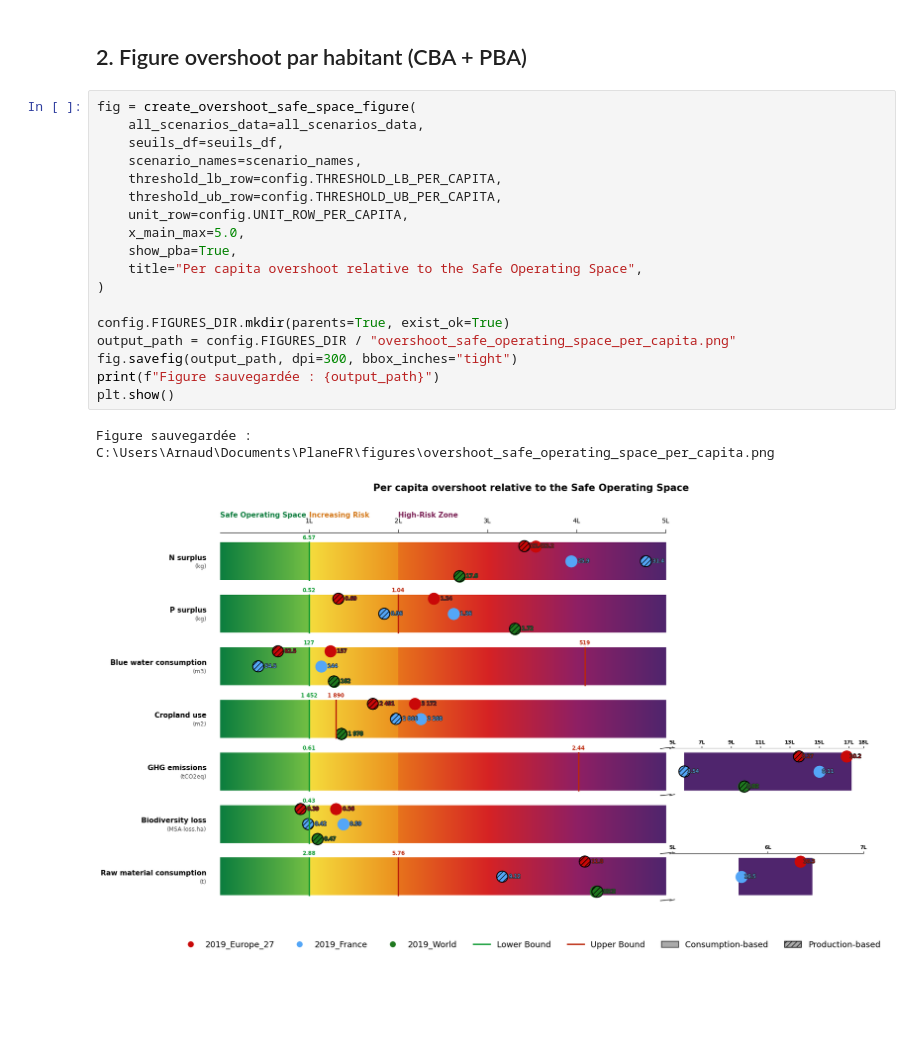
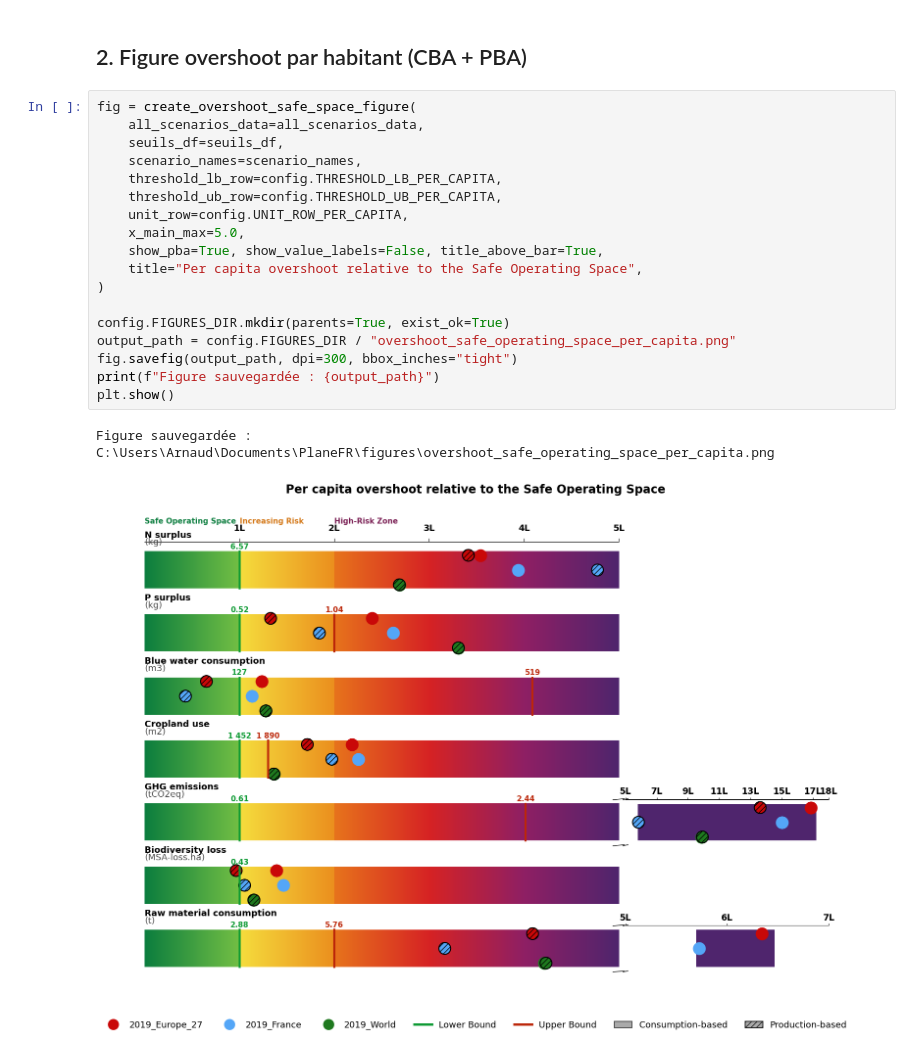
Before and after one commit to Arnaud-destarac/PlaneFR, a Jupyter notebook: notebooks/Figure comparaison.ipynb, the cells around one changed output. Drawn from its saved outputs; the diff is of its cells as text; blank space fills up the shorter version.

Commit message:
figures conf

```diff
--- a/notebooks/Figure comparaison.ipynb
+++ b/notebooks/Figure comparaison.ipynb
@@ -77,21 +62,21 @@ Traitement : 2019_World
 # %%
 fig = create_overshoot_safe_space_figure(
     all_scenarios_data=all_scenarios_data,
     seuils_df=seuils_df,
     scenario_names=scenario_names,
     threshold_lb_row=config.THRESHOLD_LB_PER_CAPITA,
     threshold_ub_row=config.THRESHOLD_UB_PER_CAPITA,
     unit_row=config.UNIT_ROW_PER_CAPITA,
     x_main_max=5.0,
-    show_pba=True,
+    show_pba=True, show_value_labels=False, title_above_bar=True,
     title="Per capita overshoot relative to the Safe Operating Space",
 )
 
 config.FIGURES_DIR.mkdir(parents=True, exist_ok=True)
 output_path = config.FIGURES_DIR / "overshoot_safe_operating_space_per_capita.png"
 fig.savefig(output_path, dpi=300, bbox_inches="tight")
 print(f"Figure sauvegardée : {output_path}")
 plt.show()
 # %% [output]
 Figure sauvegardée : C:\Users\Arnaud\Documents\PlaneFR\figures\overshoot_safe_operating_space_per_capita.png
-[figure, old version]
+[figure, new version]
```
Also changed, not shown: parts of 1 cell of this notebook, 20 other files.
